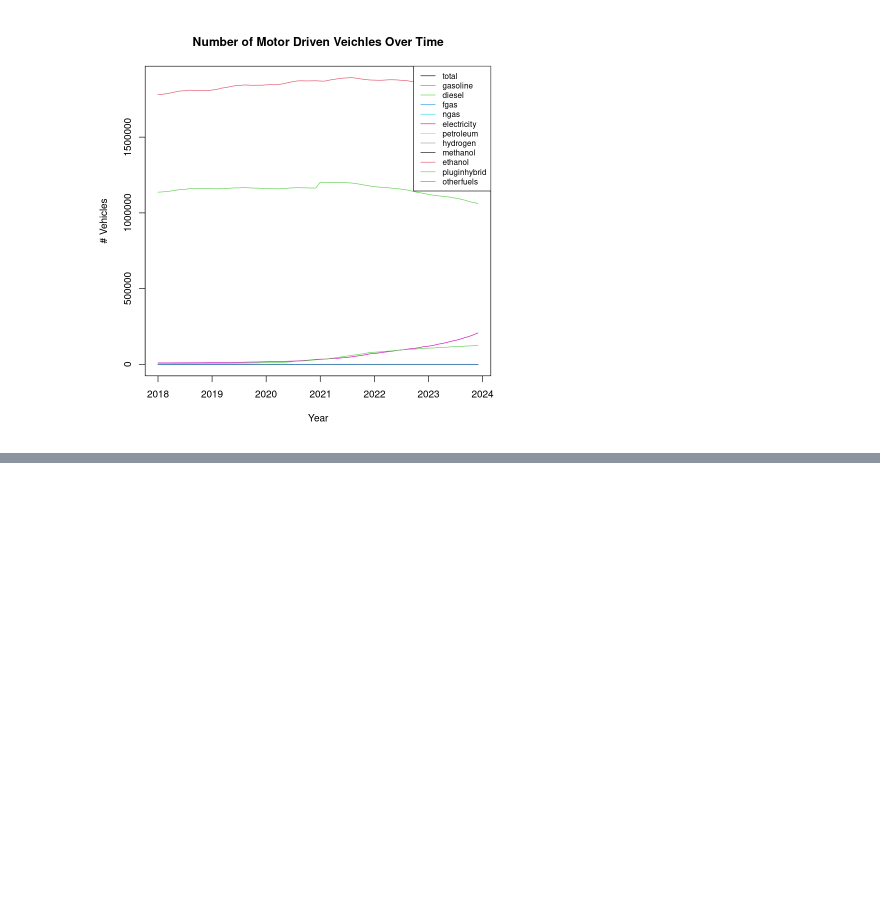
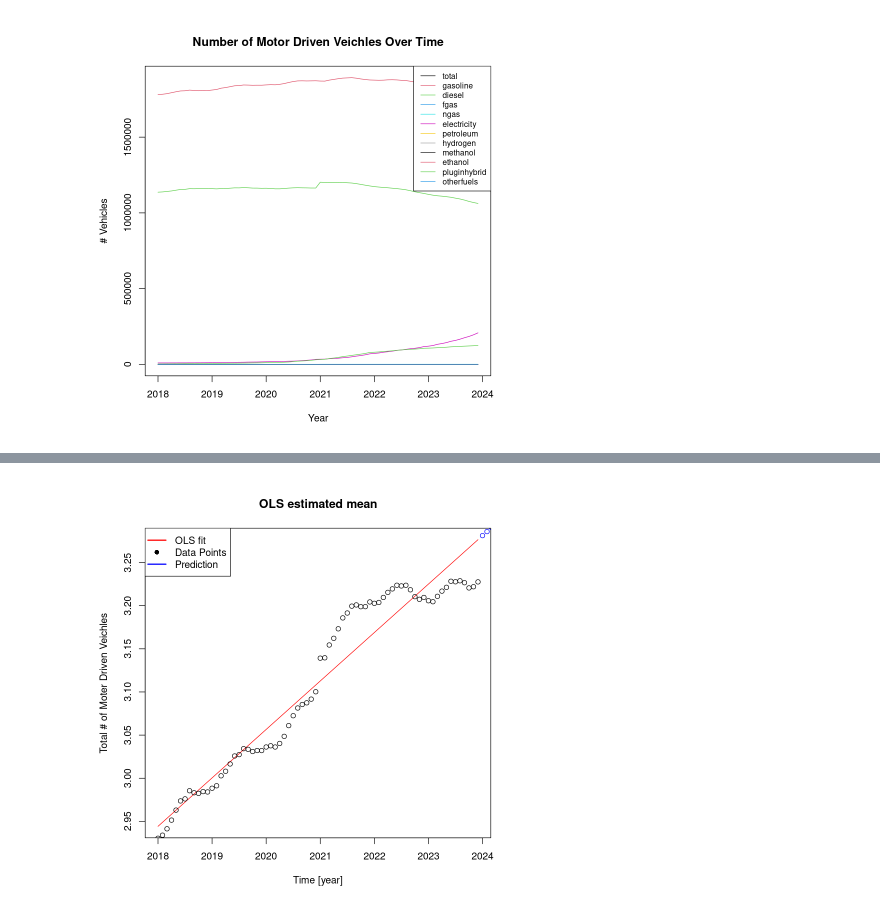
Before and after one commit to mathilderask/TimeSeriesAnalysis, a Jupyter notebook: gg.ipynb, the cells around one changed output, grey strips where cells are left out. Cells and saved outputs as stored; diff of their text form; code cells hidden in the pictures; blank space fills up the shorter version.

```diff
--- a/gg.ipynb
+++ b/gg.ipynb
@@ -100,0 +113,22 @@ x -0.006389947  3.161840e-06
+# %%
+# Make a forecast for the next 12 months - i.e., compute predicted values with corresponding
+# prediction intervals. Present these values in a table
+
+#prediction
+xx_new12 <- xx[length(xx)]+seq(1,12,1)/12
+x_new12 <- cbind(1,xx_new12)
+y_pred12 <- x_new12%*%parameters
+
+#prediction intervals
+
+#variance of prediction error
+
+par(bg = "white")
+plot(xx,parameters[1]+parameters[2]*xx, type = 'l',xlab = 'Time [year]',
+ylab = 'Total # of Moter Driven Veichles', main = 'OLS estimated mean',col = 'red')
+points(xx,y)
+points(xx_new12,y_pred12,col = 'blue')
+legend("topleft", legend = c("OLS fit", "Data Points","Prediction"),
+       col = c("red", "black","blue"), lty = c(1, NA), pch = c(NA, 16), lwd = 2)
+# %% [output]
+[figure, added]
```
Also changed, not shown: parts of 3 cells of this notebook, 1 other file.
